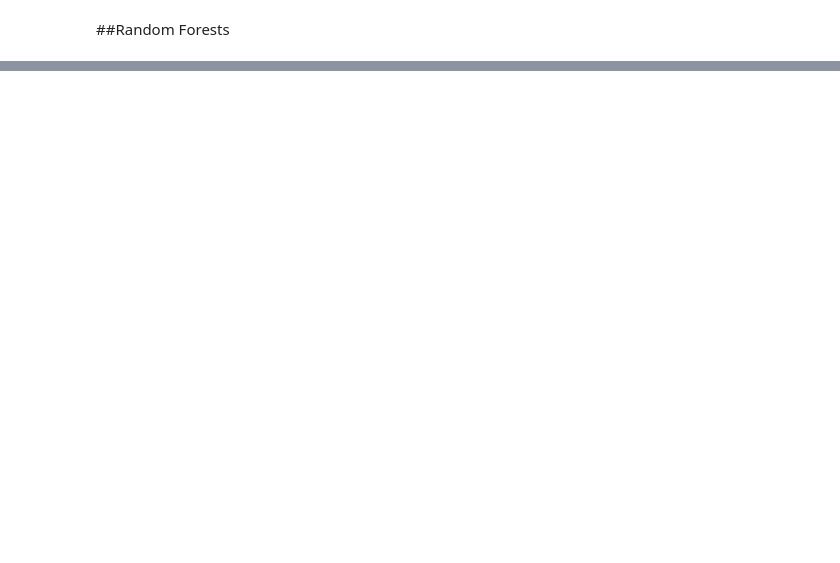
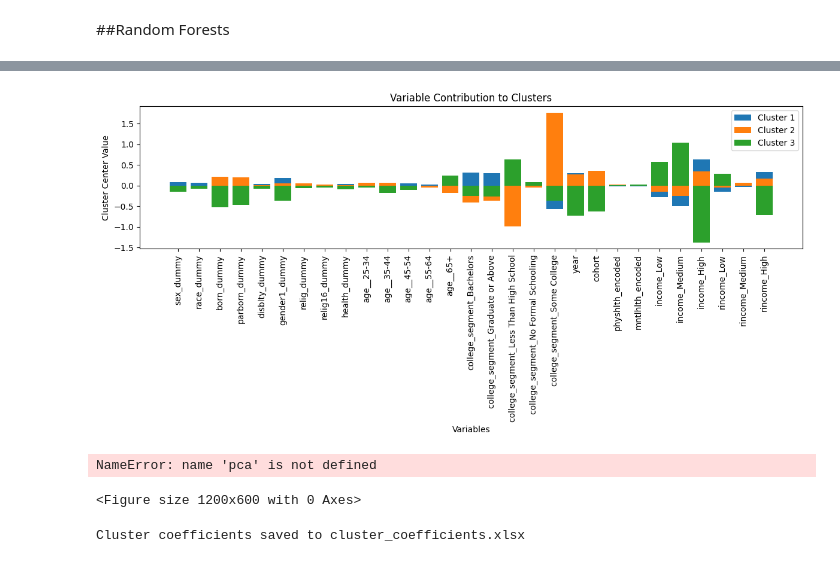
Before and after one commit to AmnaShahid999/AmnaShahid999.github.io, a Jupyter notebook: Dummies_df_working.ipynb, the cells around one changed output, grey strips where cells are left out. Drawn from its saved outputs; the diff is of its cells as text; code cells hidden in the pictures; blank space fills up the shorter version.

```diff
--- a/Dummies_df_working.ipynb
+++ b/Dummies_df_working.ipynb
@@ -526,0 +578,69 @@ Feature importances saved to feature_importances.csv
+# %%
+import pandas as pd
+from sklearn.cluster import KMeans
+from sklearn.preprocessing import StandardScaler
+import matplotlib.pyplot as plt
+import numpy as np
+
+# Get cluster centers
+cluster_centers = kmeans.cluster_centers_
+
+# ----> Ensure that X.columns matches the shape of cluster_centers <----
+# Get the columns used during clustering (from X_scaled)
+cluster_columns = X.columns  # Assuming X_scaled was derived from X
+
+# Create a DataFrame from cluster centers using the correct columns
+cluster_centers_df = pd.DataFrame(cluster_centers, columns=cluster_columns)
+
+
+# ----> Plotting Cluster Centers <----
+plt.figure(figsize=(12, 6))  # Adjust figure size as needed
+for i, cluster in enumerate(cluster_centers_df.index):
+    plt.bar(cluster_centers_df.columns, cluster_centers_df.loc[cluster], label=f"Cluster {i + 1}")
+
+plt.xticks(rotation=90)  # Rotate x-axis labels for readability
+plt.xlabel("Variables")
+plt.ylabel("Cluster Center Value")
+plt.title("Variable Contribution to Clusters")
+plt.legend()
+plt.tight_layout()
+plt.show()
+# %% [output]
+[figure, added]
+# %%
+# ----> Visualize Component Loadings (Optional) <----
+plt.figure(figsize=(12, 6))
+plt.matshow(pca.components_, cmap='viridis')
+plt.yticks([0, 1, 2], ['PC1', 'PC2', 'PC3'])
+plt.colorbar()
+plt.xticks(range(len(X.columns)), X.columns, rotation=90)
+plt.xlabel("Features")
+plt.ylabel("Principal Components")
+plt.title("Component Loadings")
+plt.show()
+# %% [output]
+NameError: name 'pca' is not defined
+<Figure size 1200x600 with 0 Axes>
+# %%
+import pandas as pd
+from sklearn.cluster import KMeans
+from sklearn.preprocessing import StandardScaler
+import matplotlib.pyplot as plt
+import numpy as np
+
+# ... (previous code for clustering) ...
+
+# Get cluster centers
+cluster_centers = kmeans.cluster_centers_
+
+# Create a DataFrame from cluster centers
+cluster_centers_df = pd.DataFrame(cluster_centers, columns=X.columns)
+
+# Add a cluster label column
+cluster_centers_df['cluster_label'] = range(kmeans.n_clusters)
+
+# Save to Excel
+cluster_centers_df.to_excel("cluster_coefficients.xlsx", index=False)
+print("Cluster coefficients saved to cluster_coefficients.xlsx")
+# %% [output]
+Cluster coefficients saved to cluster_coefficients.xlsx
```
Also changed, not shown: parts of 52 cells of this notebook.
